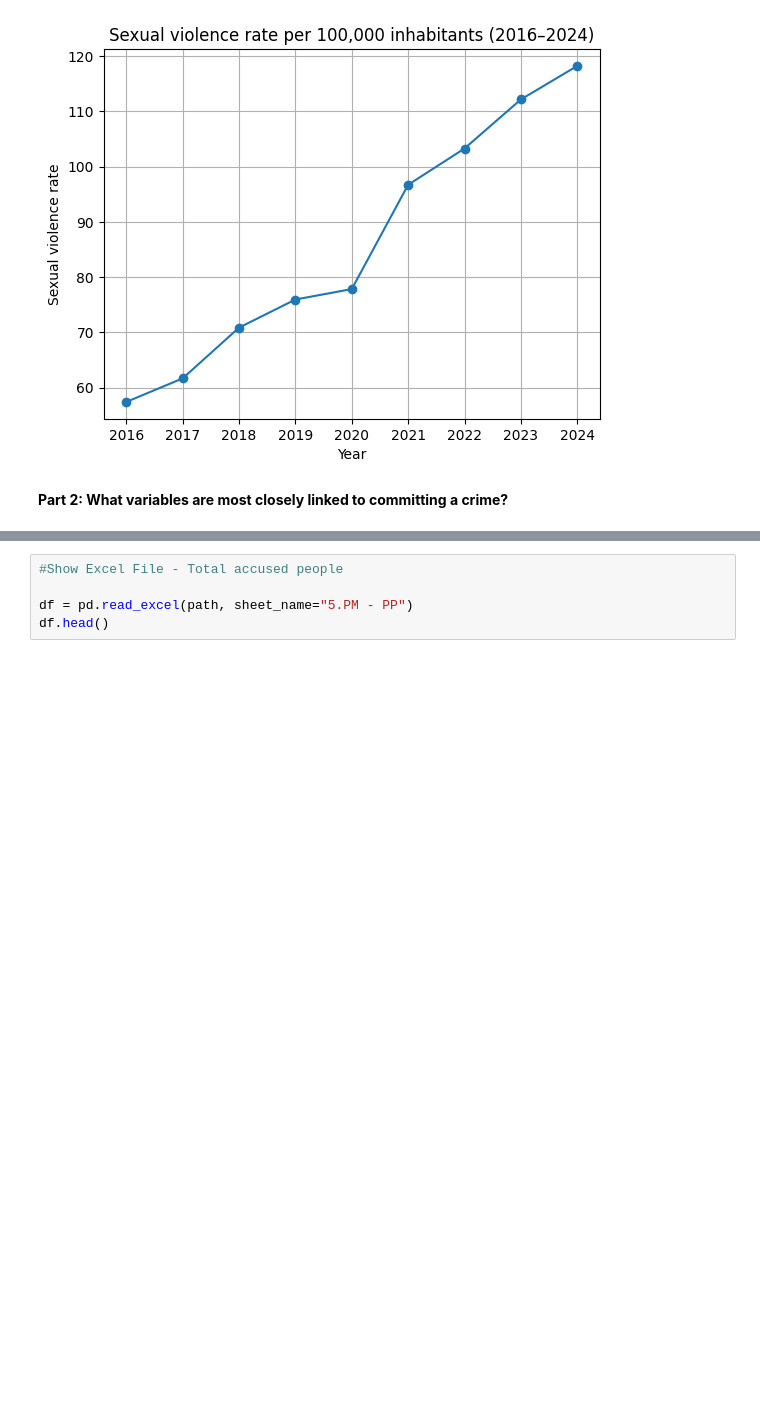
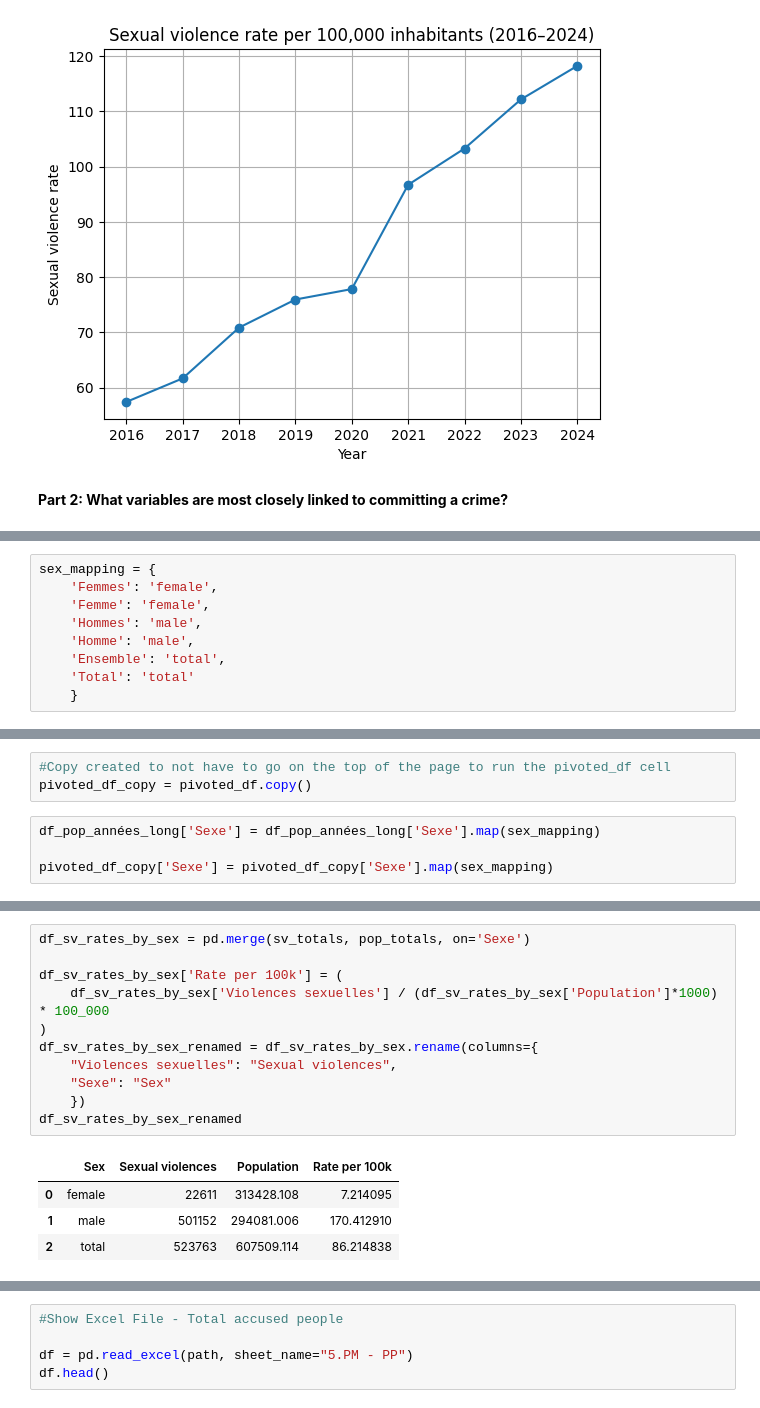
Before and after one commit to luciedum-dot/Intro-to-data-analysis-with-Python---Final-Project, a Jupyter notebook: Evolutions_of_Criminality_France_2016_2024.ipynb, the cells around one changed output, grey strips where cells are left out. Cells and saved outputs as stored; diff of their text form; blank space fills up the shorter version.

```diff
--- a/Evolutions_of_Criminality_France_2016_2024.ipynb
+++ b/Evolutions_of_Criminality_France_2016_2024.ipynb
@@ -279,0 +298,9 @@ plt.show()
+# %%
+sex_mapping = {
+    'Femmes': 'female',
+    'Femme': 'female',
+    'Hommes': 'male',
+    'Homme': 'male',
+    'Ensemble': 'total',
+    'Total': 'total'
+    }
@@ -279,0 +321,7 @@ plt.show()
+# %%
+#Copy created to not have to go on the top of the page to run the pivoted_df cell
+pivoted_df_copy = pivoted_df.copy()
+# %%
+df_pop_années_long['Sexe'] = df_pop_années_long['Sexe'].map(sex_mapping)
+
+pivoted_df_copy['Sexe'] = pivoted_df_copy['Sexe'].map(sex_mapping)
@@ -280,3 +342,19 @@ plt.show()
+# %%
+df_sv_rates_by_sex = pd.merge(sv_totals, pop_totals, on='Sexe')
+
+df_sv_rates_by_sex['Rate per 100k'] = (
+    df_sv_rates_by_sex['Violences sexuelles'] / (df_sv_rates_by_sex['Population']*1000) * 100_000
+)
+df_sv_rates_by_sex_renamed = df_sv_rates_by_sex.rename(columns={
+    "Violences sexuelles": "Sexual violences",
+    "Sexe": "Sex"
+    })
+df_sv_rates_by_sex_renamed
+# %% [output]
+|  | Sex | Sexual violences | Population | Rate per 100k |
+| 0 | female | 22611 | 313428.108 | 7.214095 |
+| 1 | male | 501152 | 294081.006 | 170.412910 |
+| 2 | total | 523763 | 607509.114 | 86.214838 |
 # %%
 #Plot barplots for different crime on the sex variable to see the criminality rate by sex,
 # and then analyze for exemple which crimes women are the most likely to commit
```
Also changed, not shown: parts of 6 cells of this notebook.
